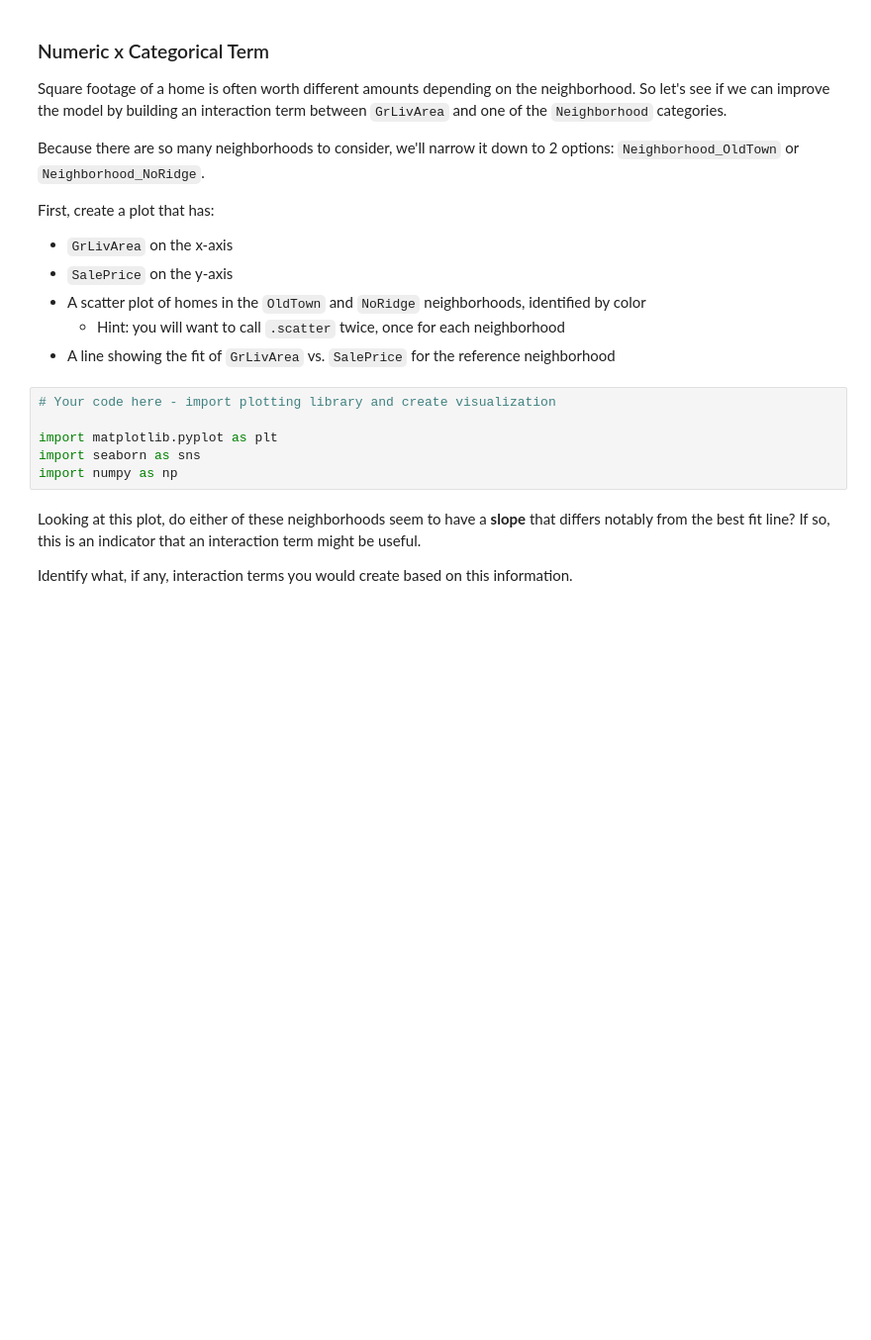
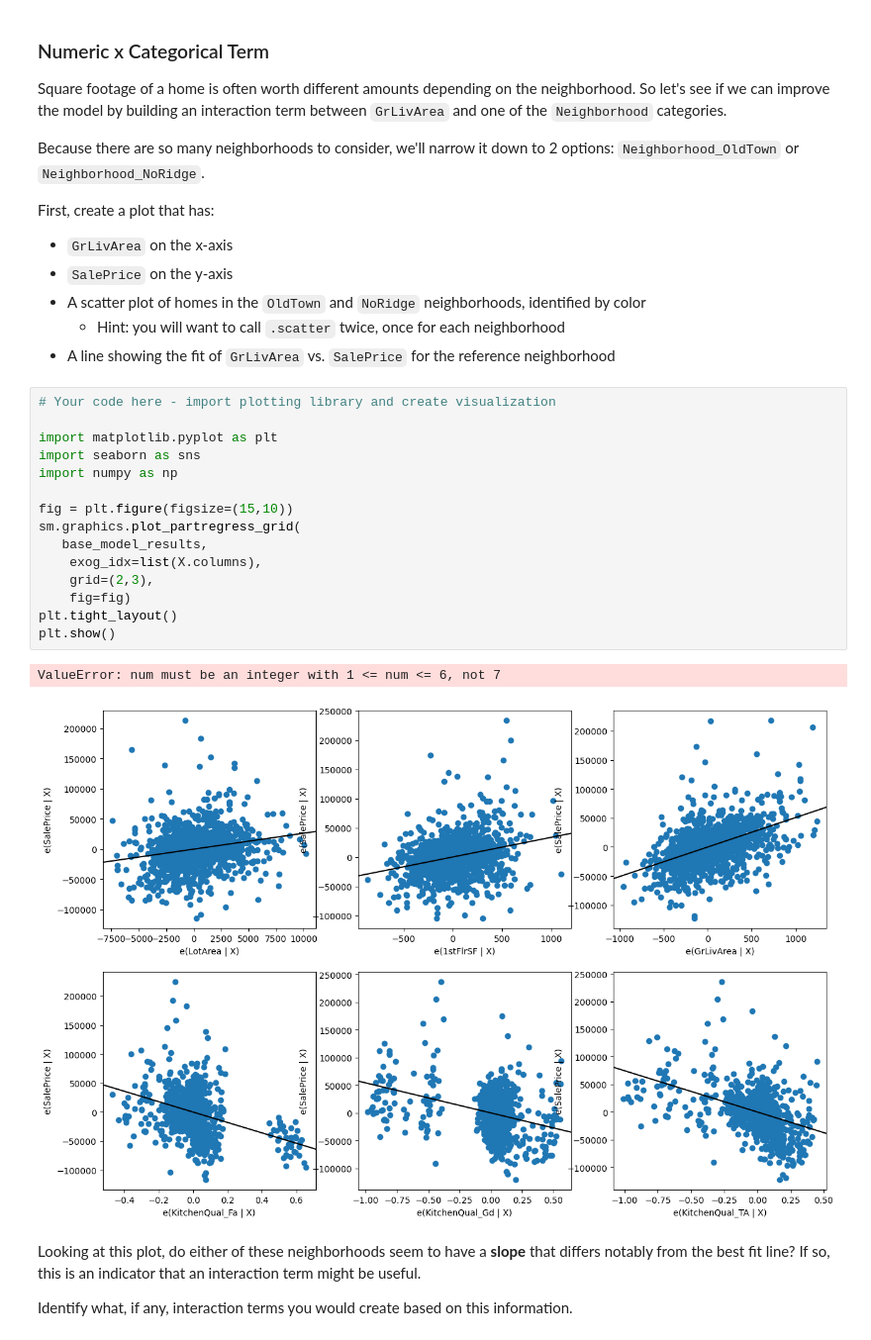
Before and after one commit to floyedmuchiri/dsc-interaction-terms-lab-v2-5, a Jupyter notebook: index.ipynb, the cells around one changed output. Shown at 99% size. Drawn from its saved outputs; the diff is of its cells as text; blank space fills up the shorter version.

Commit message:
graphs

```diff
--- a/index.ipynb
+++ b/index.ipynb
@@ -160,9 +160,21 @@ First, create a plot that has:
 # %%
 # Your code here - import plotting library and create visualization
 
 import matplotlib.pyplot as plt
 import seaborn as sns
 import numpy as np
+
+fig = plt.figure(figsize=(15,10))
+sm.graphics.plot_partregress_grid(
+   base_model_results,
+    exog_idx=list(X.columns),
+    grid=(2,3),
+    fig=fig)
+plt.tight_layout()
+plt.show()
+# %% [output]
+ValueError: num must be an integer with 1 <= num <= 6, not 7
+[figure, added]
 # %% [markdown]
 Looking at this plot, do either of these neighborhoods seem to have a **slope** that differs notably from the best fit line? If so, this is an indicator that an interaction term might be useful.
 
```
